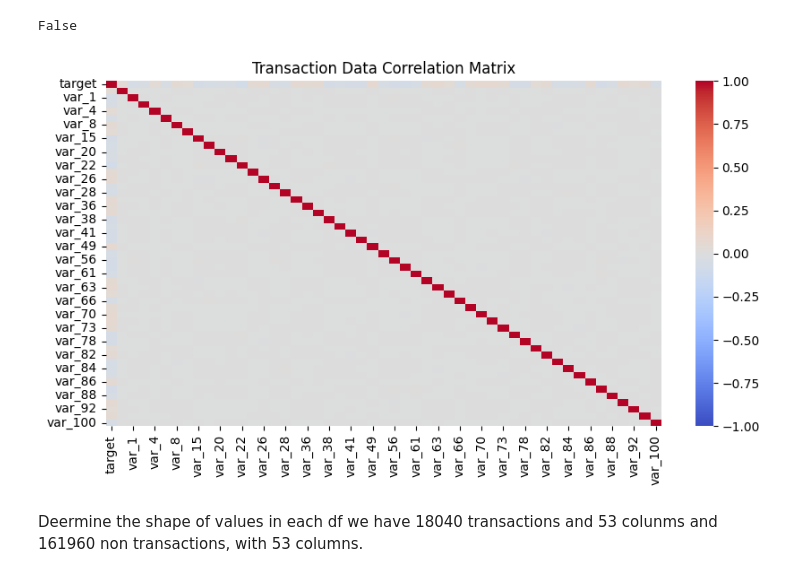
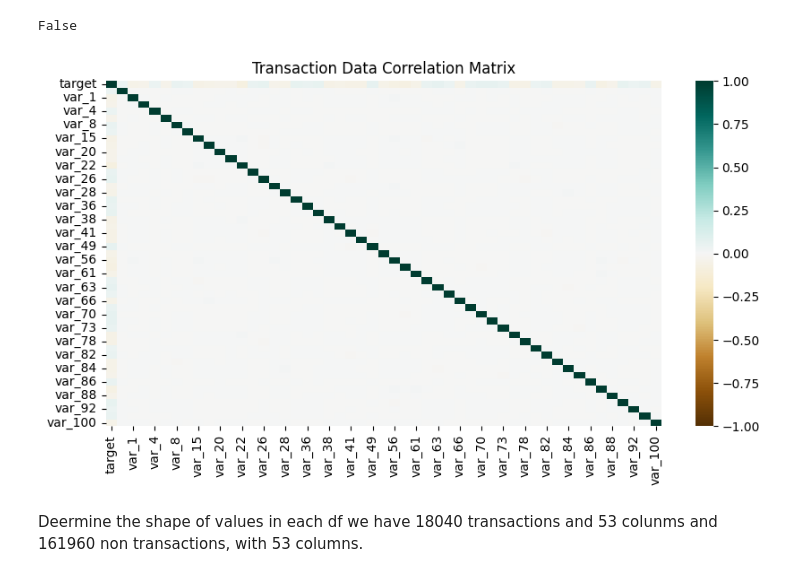
Before and after one commit to cyeef/Data-Science-Portfolio-C21-, a Jupyter notebook: Exercises/Project_1_.ipynb, the cells around one changed output. Cells and saved outputs as stored; diff of their text form; code cells hidden in the pictures.

```diff
--- a/Exercises/Project_1_.ipynb
+++ b/Exercises/Project_1_.ipynb
@@ -273,16 +273,16 @@ False
 # %%
 import seaborn as sns
 
 
 plt.figure(figsize=(10, 5))
 sns.heatmap(corr_matrix,
-            cmap='coolwarm',
+            cmap='BrBG',
             vmin=-1,
             vmax=1)
 plt.title('Transaction Data Correlation Matrix')
 plt.show()
 # %% [output]
-[figure, old version]
+[figure, new version]
 # %% [markdown]
 Deermine the shape of values in each df we have 18040 transactions and 53 colunms and 161960 non transactions, with 53 columns.
 # %%
```
Also changed, not shown: parts of 8 cells of this notebook.
